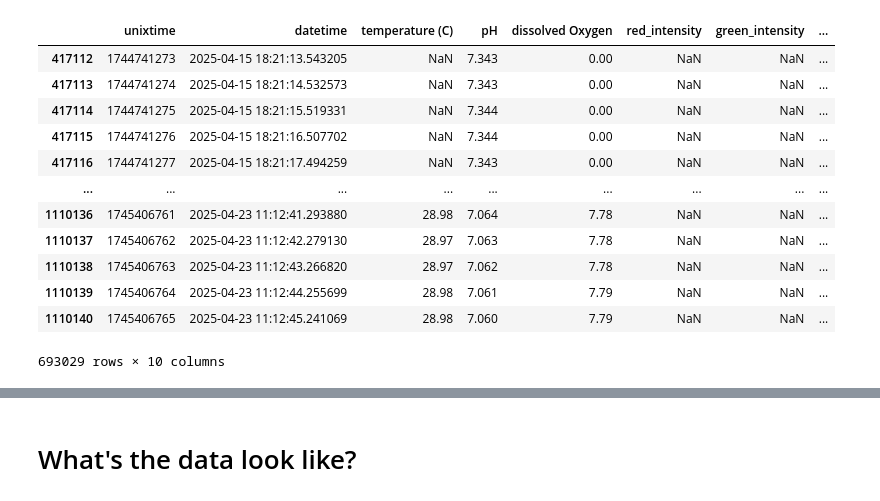
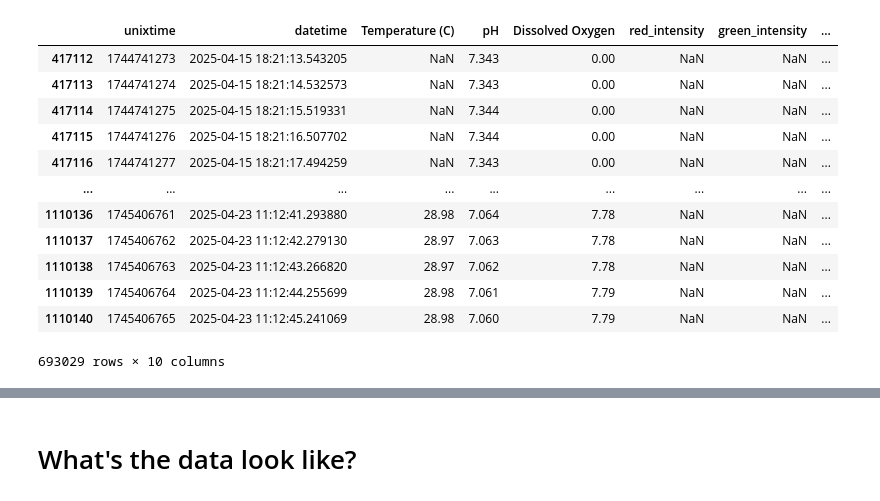
Before and after one commit to YitongTseo/cyanobacteria_factory, a Jupyter notebook: data_collation.ipynb, the cells around one changed output, grey strips where cells are left out. Saved outputs shown, nothing was run; the diff lists cells and outputs as text; code cells hidden in the pictures.

```diff
--- a/data_collation.ipynb
+++ b/data_collation.ipynb
@@ -14,10 +14,10 @@ do_dataset_2['unixtime'] = pd.to_datetime(do_dataset_2['datetime']).astype('int6
 
 merged = pd.merge(do_dataset_1, do_dataset_2, on='unixtime', how='outer', suffixes=('_1', '_2'))
 merged['datetime'] = merged['datetime_1'].combine_first(merged['datetime_2'])
-merged['dissolved Oxygen'] = merged['dO_1'].combine_first(merged['dO_2'])
-merged_do_dataset = merged[['unixtime', 'datetime', 'dissolved Oxygen']]
+merged['Dissolved Oxygen'] = merged['dO_1'].combine_first(merged['dO_2'])
+merged_do_dataset = merged[['unixtime', 'datetime', 'Dissolved Oxygen']]
 # %%
-column_names = ['date', 'time', 'temperature (C)']
+column_names = ['date', 'time', 'Temperature (C)']
 temp_dataset = pd.read_csv('cyano_culture_datasets/04-15-2025 culture/temperature_log', header=None, names=column_names)
 temp_dataset['datetime'] = pd.to_datetime(temp_dataset['date'] + ' ' + temp_dataset['time'])
 temp_dataset['unixtime'] = temp_dataset['datetime'].astype('int64') // 10**9
@@ -45,7 +45,7 @@ df_combined = df_combined.drop(
     columns=["datetime_do", "datetime_ph", "datetime_x", "datetime_y", 'date', 'time']
 )
 desired_order = [
-    'unixtime', 'datetime', 'temperature (C)', 'pH', 'dissolved Oxygen',
+    'unixtime', 'datetime', 'Temperature (C)', 'pH', 'Dissolved Oxygen',
     'red_intensity', 'green_intensity', 'blue_intensity', 'color_combined'
 ]
 
@@ -60,18 +60,18 @@ df_combined = df_combined[
 # %%
 # Convert the datetime column to actual datetime objects
 df_combined['datetime'] = pd.to_datetime(df_combined['datetime'])
 
 # Function to calculate light intensity
 def get_light_intensity(dt):
     dt = pd.to_datetime(dt)
     hour = dt.hour
     return 120 if 8 <= hour < 20 else 0
 
 # Apply function to create new column
-df_combined['light intensity (μmol photons m² s⁻¹)'] = df_combined['datetime'].apply(get_light_intensity)
+df_combined['Light Intensity (μmol photons m² s⁻¹)'] = df_combined['datetime'].apply(get_light_intensity)
 df_combined
 # %% [output]
-|  | unixtime | datetime | temperature (C) | pH | dissolved Oxygen | red_intensity | green_intensity | ... |
+|  | unixtime | datetime | Temperature (C) | pH | Dissolved Oxygen | red_intensity | green_intensity | ... |
 | 417112 | 1744741273 | 2025-04-15 18:21:13.543205 | NaN | 7.343 | 0.00 | NaN | NaN | ... |
 | 417113 | 1744741274 | 2025-04-15 18:21:14.532573 | NaN | 7.343 | 0.00 | NaN | NaN | ... |
 | 417114 | 1744741275 | 2025-04-15 18:21:15.519331 | NaN | 7.344 | 0.00 | NaN | NaN | ... |
```
Also changed, not shown: parts of 8 cells of this notebook, 4 other files.
